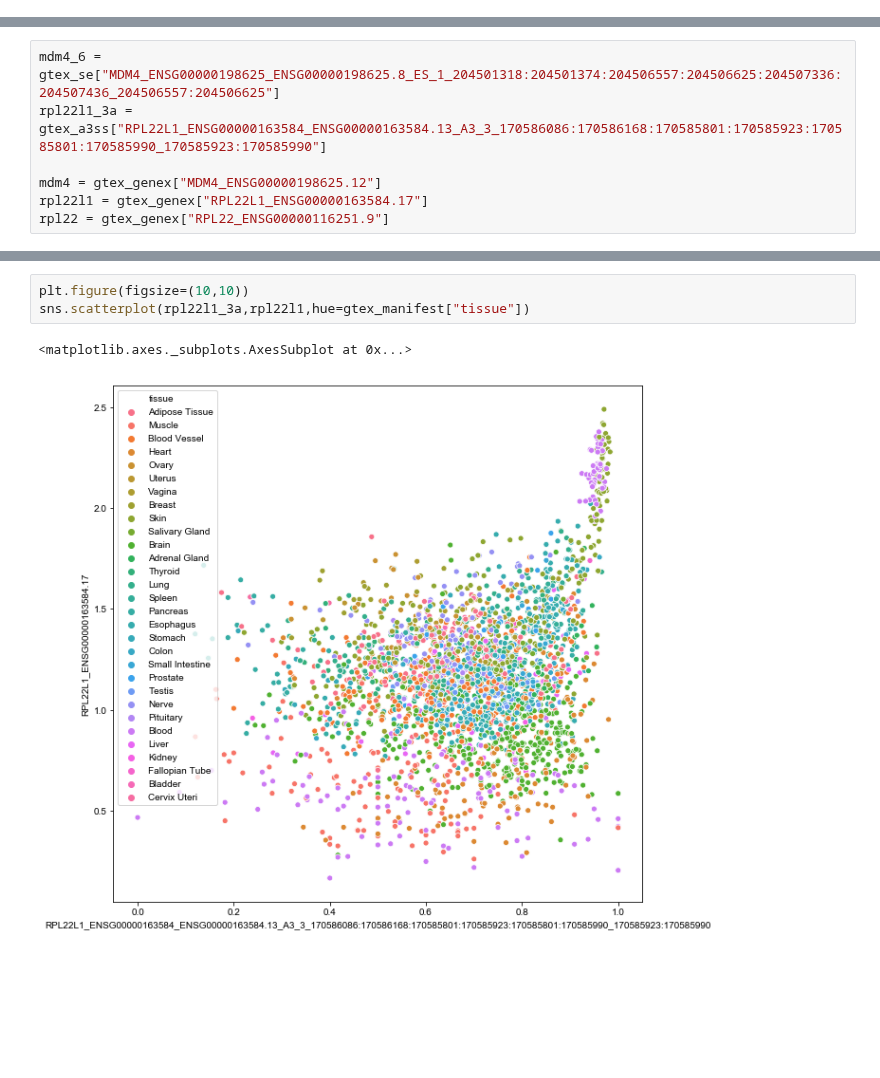
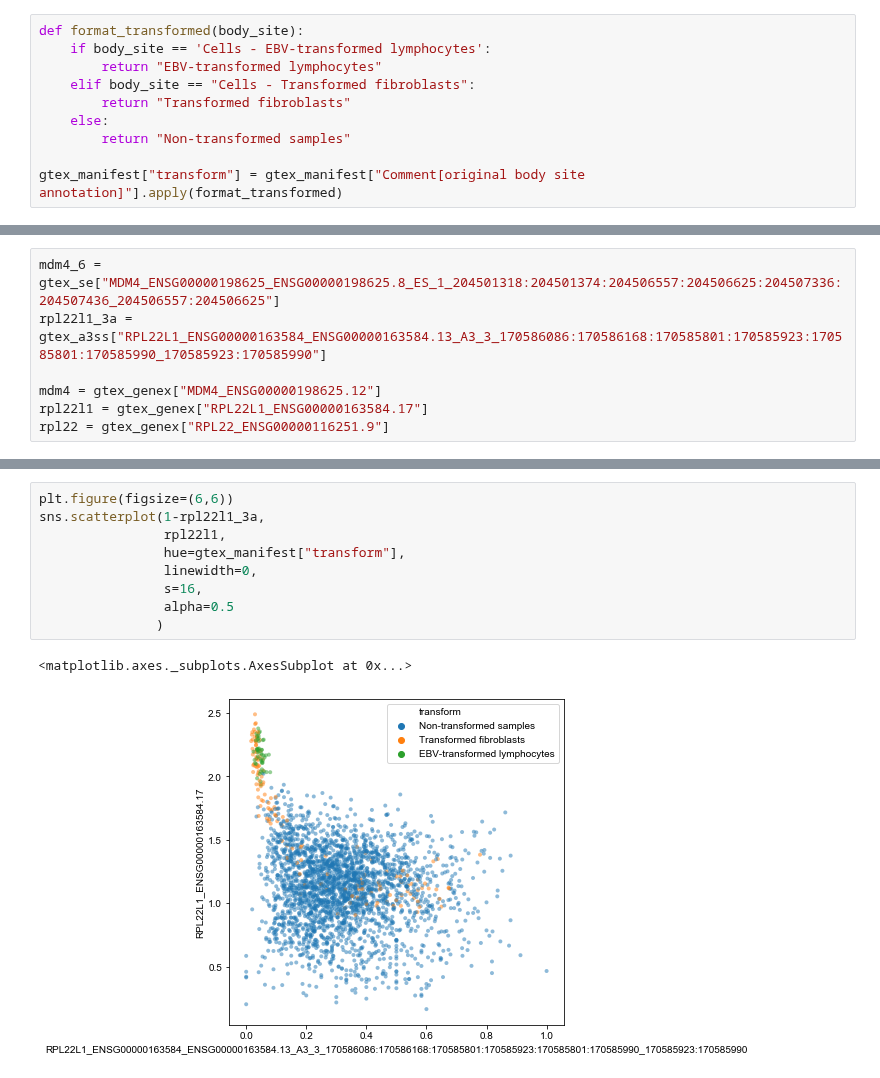
Before and after one commit to kevinhu/mdm4-splicing, a Jupyter notebook: notebooks/a1_gtex.ipynb, the cells around one changed output, grey strips where cells are left out. Cells and saved outputs as stored; diff of their text form; blank space fills up the shorter version.

```diff
--- a/notebooks/a1_gtex.ipynb
+++ b/notebooks/a1_gtex.ipynb
@@ -45,6 +45,16 @@ gtex_manifest = gtex_manifest.drop_duplicates(subset=["Source Name"])
 gtex_manifest = gtex_manifest.dropna(subset=["Comment[histological type]"],axis=0)
 gtex_manifest = gtex_manifest.set_index("Source Name")
 gtex_manifest["tissue"] = gtex_manifest["Comment[histological type]"]
+# %%
+def format_transformed(body_site):
+    if body_site == 'Cells - EBV-transformed lymphocytes':
+        return "EBV-transformed lymphocytes"
+    elif body_site == "Cells - Transformed fibroblasts":
+        return "Transformed fibroblasts"
+    else:
+        return "Non-transformed samples"
+
+gtex_manifest["transform"] = gtex_manifest["Comment[original body site annotation]"].apply(format_transformed)
 # %% [markdown]
 # Preprocess GTEx
 # %%
@@ -97,6 +76,12 @@ huy.regression(gtex_genex["MDM4_ENSG00000198625.12"],
 # %%
-plt.figure(figsize=(10,10))
-sns.scatterplot(rpl22l1_3a,rpl22l1,hue=gtex_manifest["tissue"])
+plt.figure(figsize=(6,6))
+sns.scatterplot(1-rpl22l1_3a,
+                rpl22l1,
+                hue=gtex_manifest["transform"],
+                linewidth=0,
+                s=16,
+                alpha=0.5
+               )
 # %% [output]
 <matplotlib.axes._subplots.AxesSubplot at 0x...>
-[figure, old version]
+[figure, new version]
```
Also changed, not shown: parts of 9 cells of this notebook, 4 other files.
